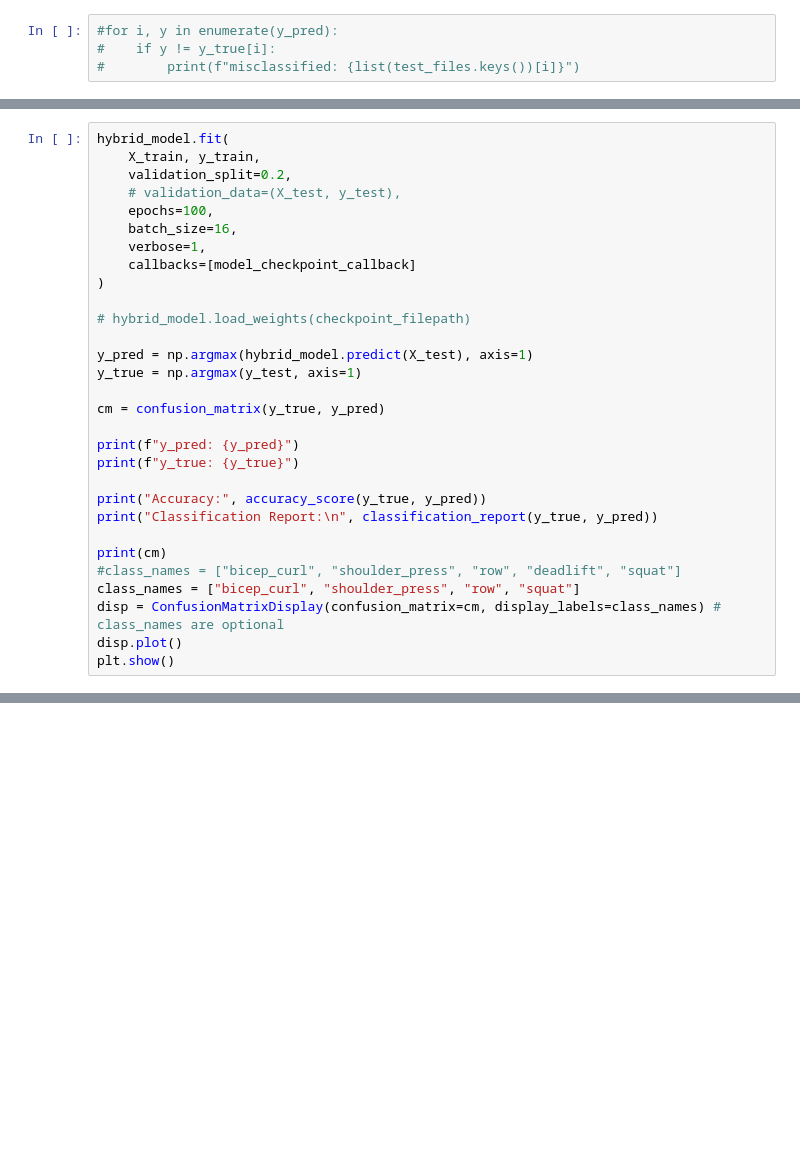
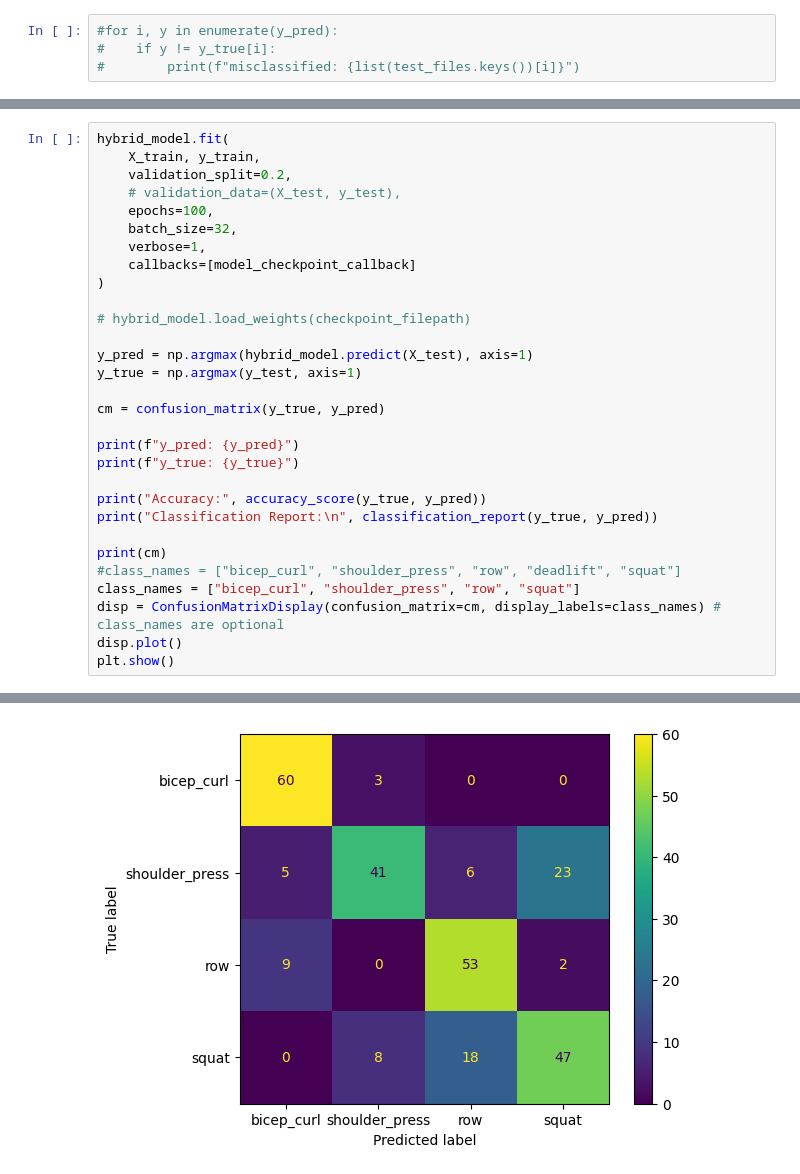
Before and after one commit to suzm10/wireless-imu-activity-tracking, a Jupyter notebook: data_process/process.ipynb, the cells around one changed output, grey strips where cells are left out. Drawn from its saved outputs; the diff is of its cells as text; blank space fills up the shorter version.

```diff
--- a/data_process/process.ipynb
+++ b/data_process/process.ipynb
@@ -445,7 +646,7 @@ hybrid_model.fit(
     validation_split=0.2,
     # validation_data=(X_test, y_test),
     epochs=100,
-    batch_size=16,
+    batch_size=32,
     verbose=1,
     callbacks=[model_checkpoint_callback]
 )
@@ -469,3 +670,4 @@ class_names = ["bicep_curl", "shoulder_press", "row", "squat"]
 disp = ConfusionMatrixDisplay(confusion_matrix=cm, display_labels=class_names) # class_names are optional
 disp.plot()
 plt.show()
+# %% [output]
@@ -472,3 +691,4 @@ plt.show()
+[figure, added]
 # %%
 tcn_model = Sequential([
     Input(shape=(X_train.shape[1], X_train.shape[2])),
```
Also changed, not shown: parts of 18 cells of this notebook, 2 other files.
